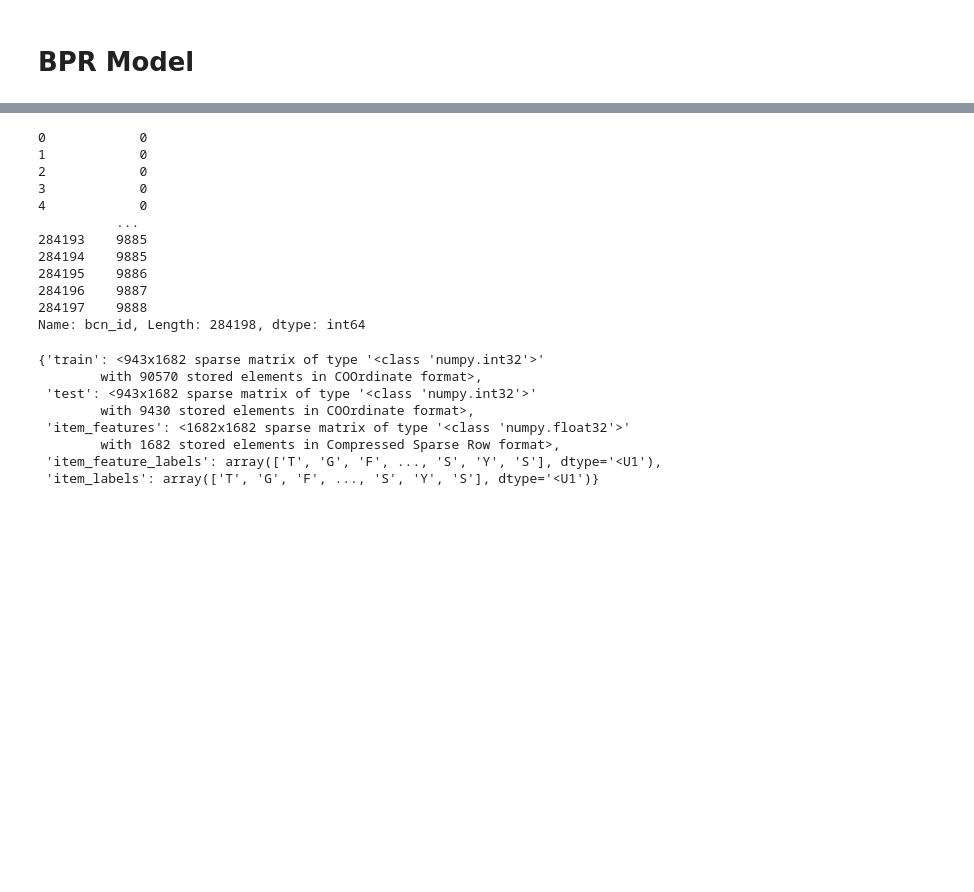
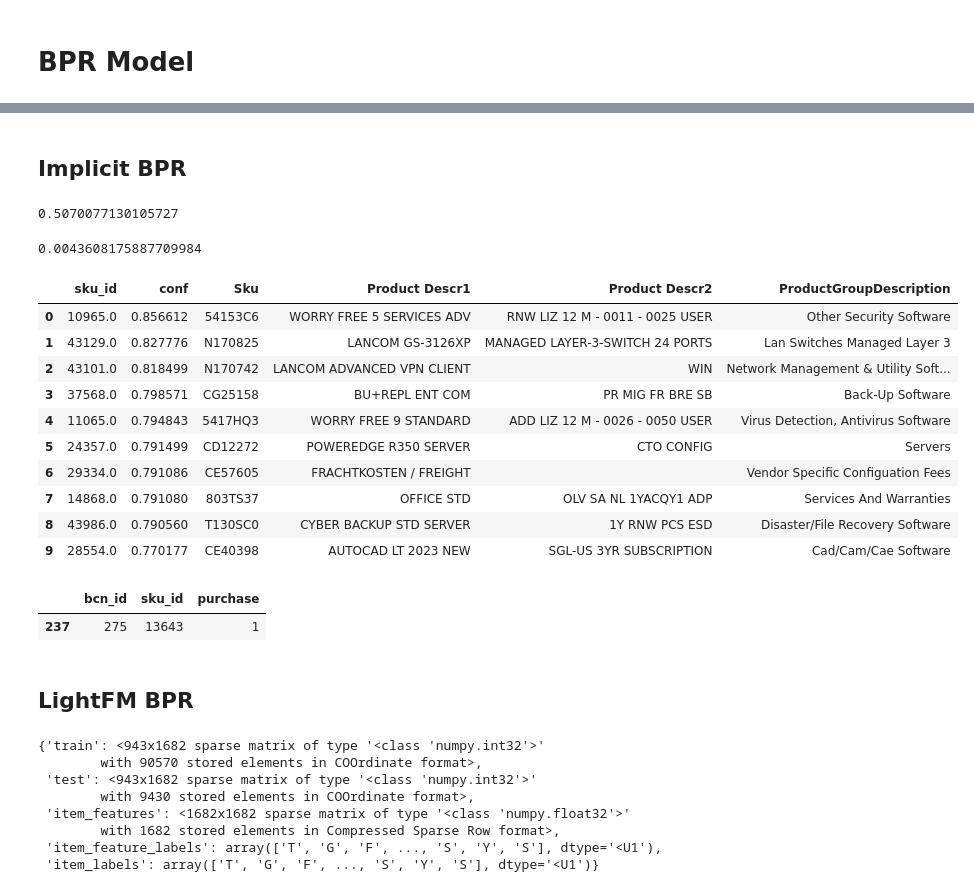
Before and after one commit to vincm1/RecSys_Implicit, a Jupyter notebook: Alternating_Least_Squares_(ALS)_&_Bayesian_Personalized_Ranking_(BPR).ipynb, the cells around one changed output, grey strips where cells are left out. Cells and saved outputs as stored; diff of their text form; code cells hidden in the pictures; blank space fills up the shorter version.

```diff
--- a/Alternating_Least_Squares_(ALS)_&_Bayesian_Personalized_Ranking_(BPR).ipynb
+++ b/Alternating_Least_Squares_(ALS)_&_Bayesian_Personalized_Ranking_(BPR).ipynb
@@ -602,22 +674,53 @@ from lightfm.data import Dataset
 from lightfm.evaluation import precision_at_k, auc_score
 from sklearn.model_selection import train_test_split
 from lightfm.datasets import fetch_movielens
-# %%
-user_ids = grouped_df["bcn_id"]
-sku_ids = grouped_df["sku_id"]
-# %% [output]
-0            0
-1            0
-2            0
-3            0
-4            0
-          ...
-284193    9885
-284194    9885
-284195    9886
-284196    9887
-284197    9888
-Name: bcn_id, Length: 284198, dtype: int64
+# %% [markdown]
+## Implicit BPR
+# %%
+model_bpr = BPR(factors=200, learning_rate=0.01, regularization=0.01,
+                verify_negative_samples=True)
+# %%
+model_bpr.fit(sparse_user_item_train_binary)
+# %%
+auc = AUC_at_k(model_bpr, sparse_user_item_train_binary, sparse_user_item_test_binary, K=10, show_progress=True)
+auc
+# %% [output]
+0.5070077130105727
+# %%
+map10 = mean_average_precision_at_k(model_bpr, sparse_user_item_train_binary, sparse_user_item_test_binary, K=10, show_progress=True,
+                                    num_threads=10)
+map10
+# %% [output]
+0.0043608175887709984
+# %%
+ # Assuming you want recommendations for user with ID 10
+user_id = 275
+
+# Now you can call the recommend function
+recommended = model_bpr.recommend(user_id, user_items[user_id], N=10, filter_already_liked_items=True)
+rec_tab = pd.DataFrame(recommended)
+rec_tab = rec_tab.T.rename(columns={0:"sku_id", 1:"conf"})
+rec_tab = rec_tab.merge(skus, on="sku_id", how="left")
+rec_tab.sort_values(by="conf", ascending=False)
+# %% [output]
+|  | sku_id | conf | Sku | Product Descr1 | Product Descr2 | ProductGroupDescription |
+| 0 | 10965.0 | 0.856612 | 54153C6 | WORRY FREE 5 SERVICES ADV | RNW LIZ 12 M - 0011 - 0025 USER | Other Security Software |
+| 1 | 43129.0 | 0.827776 | N170825 | LANCOM GS-3126XP | MANAGED LAYER-3-SWITCH 24 PORTS | Lan Switches Managed Layer 3 |
+| 2 | 43101.0 | 0.818499 | N170742 | LANCOM ADVANCED VPN CLIENT | WIN | Network Management & Utility Soft... |
+| 3 | 37568.0 | 0.798571 | CG25158 | BU+REPL ENT COM | PR MIG FR BRE SB | Back-Up Software |
+| 4 | 11065.0 | 0.794843 | 5417HQ3 | WORRY FREE 9 STANDARD | ADD LIZ 12 M - 0026 - 0050 USER | Virus Detection, Antivirus Software |
+| 5 | 24357.0 | 0.791499 | CD12272 | POWEREDGE R350 SERVER | CTO CONFIG | Servers |
+| 6 | 29334.0 | 0.791086 | CE57605 | FRACHTKOSTEN / FREIGHT |  | Vendor Specific Configuation Fees |
+| 7 | 14868.0 | 0.791080 | 803TS37 | OFFICE STD | OLV SA NL 1YACQY1 ADP | Services And Warranties |
+| 8 | 43986.0 | 0.790560 | T130SC0 | CYBER BACKUP STD SERVER | 1Y RNW PCS ESD | Disaster/File Recovery Software |
+| 9 | 28554.0 | 0.770177 | CE40398 | AUTOCAD LT 2023 NEW | SGL-US 3YR SUBSCRIPTION | Cad/Cam/Cae Software |
+# %%
+sku_stratified_df_test[sku_stratified_df_test.bcn_id == user_id]
+# %% [output]
+|  | bcn_id | sku_id | purchase |
+| 237 | 275 | 13643 | 1 |
+# %% [markdown]
+## LightFM BPR
 # %%
 dataset = Dataset()
 dataset.fit(user_ids, sku_ids)
```
Also changed, not shown: parts of 24 cells of this notebook.
